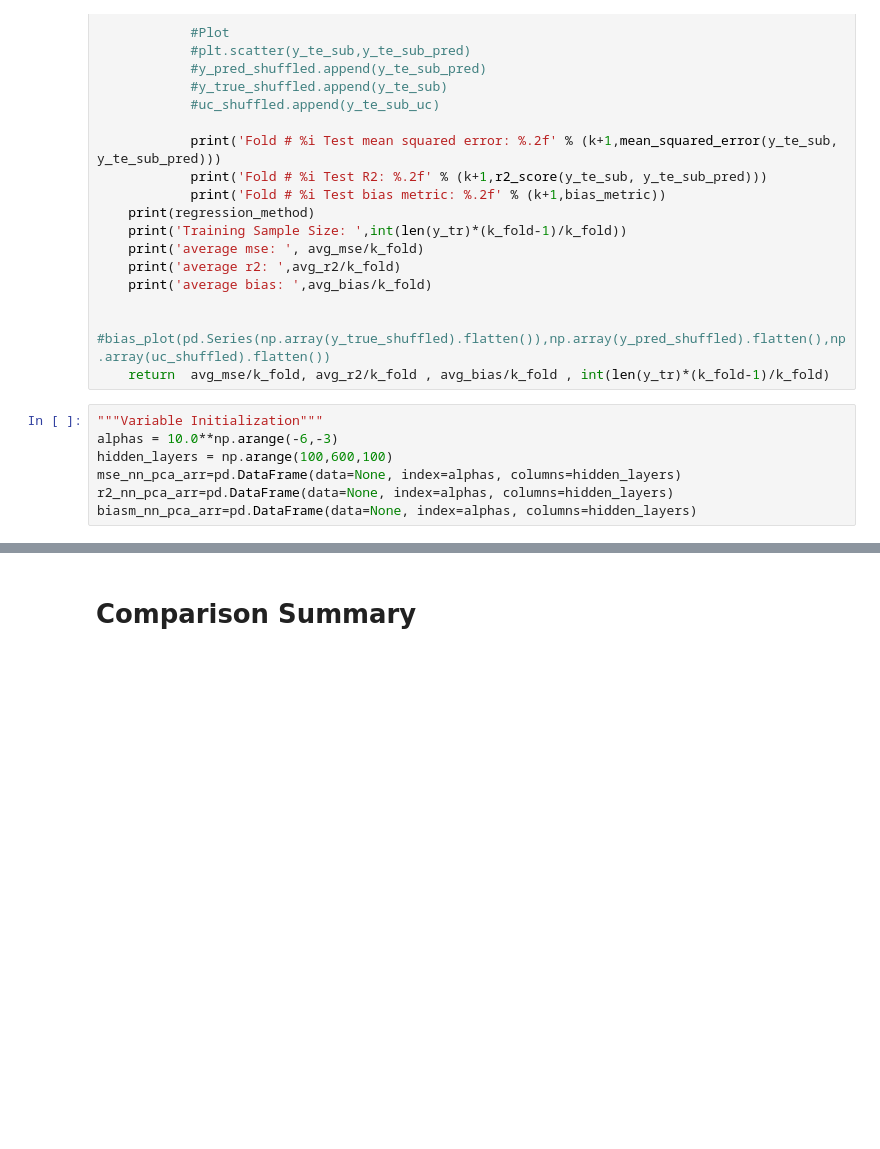
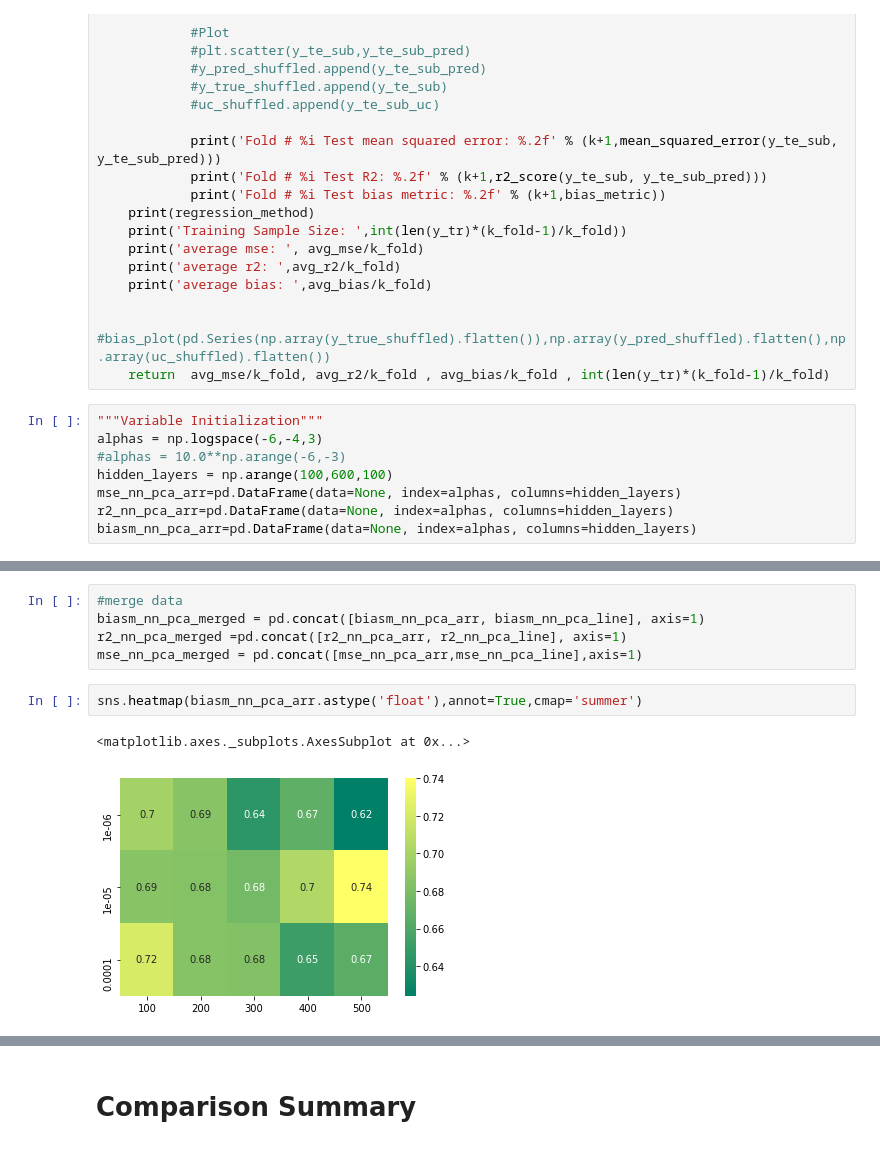
Before and after one commit to zweili/ml_project_2, a Jupyter notebook: EC Final Notebook.ipynb, the cells around one changed output, grey strips where cells are left out. Drawn from its saved outputs; the diff is of its cells as text; blank space fills up the shorter version.

```diff
--- a/EC Final Notebook.ipynb
+++ b/EC Final Notebook.ipynb
@@ -796,7 +797,8 @@ def cross_validation_no_plot(x_tr,y_tr,y_uc,regression_method,k_fold=4,seed=1):
     return  avg_mse/k_fold, avg_r2/k_fold , avg_bias/k_fold , int(len(y_tr)*(k_fold-1)/k_fold)
 # %%
 """Variable Initialization"""
-alphas = 10.0**np.arange(-6,-3)
+alphas = np.logspace(-6,-4,3)
+#alphas = 10.0**np.arange(-6,-3)
 hidden_layers = np.arange(100,600,100)
 mse_nn_pca_arr=pd.DataFrame(data=None, index=alphas, columns=hidden_layers)
 r2_nn_pca_arr=pd.DataFrame(data=None, index=alphas, columns=hidden_layers)
@@ -881,0 +877,10 @@ r2_nn_pca_arr
+# %%
+#merge data
+biasm_nn_pca_merged = pd.concat([biasm_nn_pca_arr, biasm_nn_pca_line], axis=1)
+r2_nn_pca_merged =pd.concat([r2_nn_pca_arr, r2_nn_pca_line], axis=1)
+mse_nn_pca_merged = pd.concat([mse_nn_pca_arr,mse_nn_pca_line],axis=1)
+# %%
+sns.heatmap(biasm_nn_pca_arr.astype('float'),annot=True,cmap='summer')
+# %% [output]
+<matplotlib.axes._subplots.AxesSubplot at 0x...>
+[figure, added]
```
Also changed, not shown: parts of 13 cells of this notebook, 1 other file.
